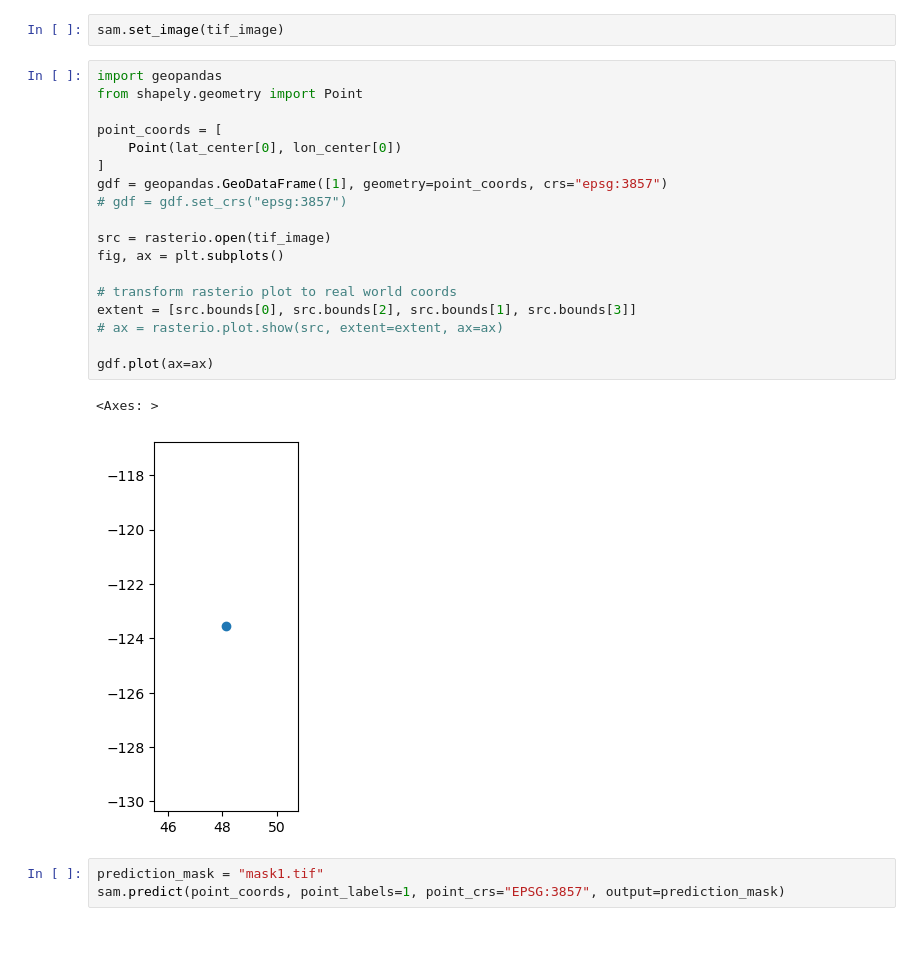
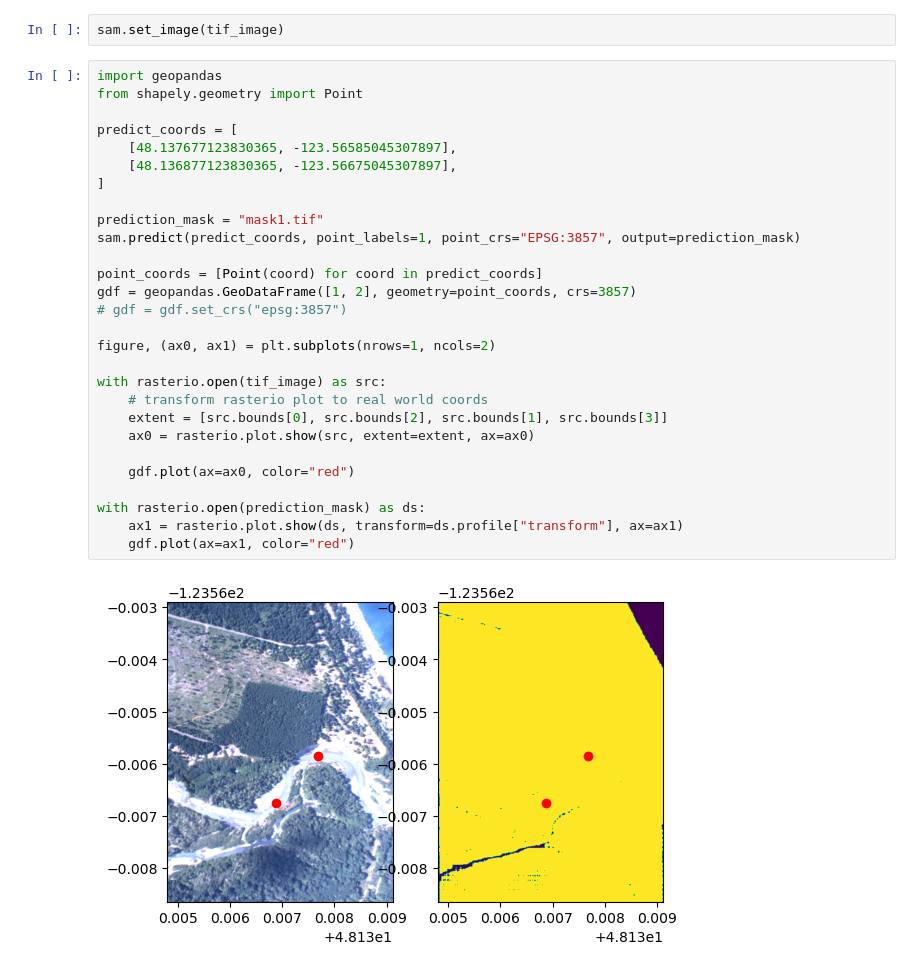
Before and after one commit to StefanTodoran/elwha-segmentation, a Jupyter notebook: book/chapters/conversion.ipynb, the cells around one changed output. Saved outputs shown, nothing was run; the diff lists cells and outputs as text; blank space fills up the shorter version.

Commit message:
mask is off?

```diff
--- a/book/chapters/conversion.ipynb
+++ b/book/chapters/conversion.ipynb
@@ -263,24 +253,30 @@ sam.set_image(tif_image)
 # %%
 import geopandas
 from shapely.geometry import Point
 
-point_coords = [
-    Point(lat_center[0], lon_center[0])
+predict_coords = [
+    [48.137677123830365, -123.56585045307897],
+    [48.136877123830365, -123.56675045307897],
 ]
-gdf = geopandas.GeoDataFrame([1], geometry=point_coords, crs="epsg:3857")
+
+prediction_mask = "mask1.tif"
+sam.predict(predict_coords, point_labels=1, point_crs="EPSG:3857", output=prediction_mask)
+
+point_coords = [Point(coord) for coord in predict_coords]
+gdf = geopandas.GeoDataFrame([1, 2], geometry=point_coords, crs=3857)
 # gdf = gdf.set_crs("epsg:3857")
 
-src = rasterio.open(tif_image)
-fig, ax = plt.subplots()
+figure, (ax0, ax1) = plt.subplots(nrows=1, ncols=2)
 
-# transform rasterio plot to real world coords
-extent = [src.bounds[0], src.bounds[2], src.bounds[1], src.bounds[3]]
-# ax = rasterio.plot.show(src, extent=extent, ax=ax)
+with rasterio.open(tif_image) as src:
+    # transform rasterio plot to real world coords
+    extent = [src.bounds[0], src.bounds[2], src.bounds[1], src.bounds[3]]
+    ax0 = rasterio.plot.show(src, extent=extent, ax=ax0)
 
-gdf.plot(ax=ax)
+    gdf.plot(ax=ax0, color="red")
+
+with rasterio.open(prediction_mask) as ds:
+    ax1 = rasterio.plot.show(ds, transform=ds.profile["transform"], ax=ax1)
+    gdf.plot(ax=ax1, color="red")
 # %% [output]
-<Axes: >
-[figure, old version]
+[figure, new version]
-# %%
-prediction_mask = "mask1.tif"
-sam.predict(point_coords, point_labels=1, point_crs="EPSG:3857", output=prediction_mask)
```
Also changed, not shown: parts of 2 cells of this notebook, 1 other file.
